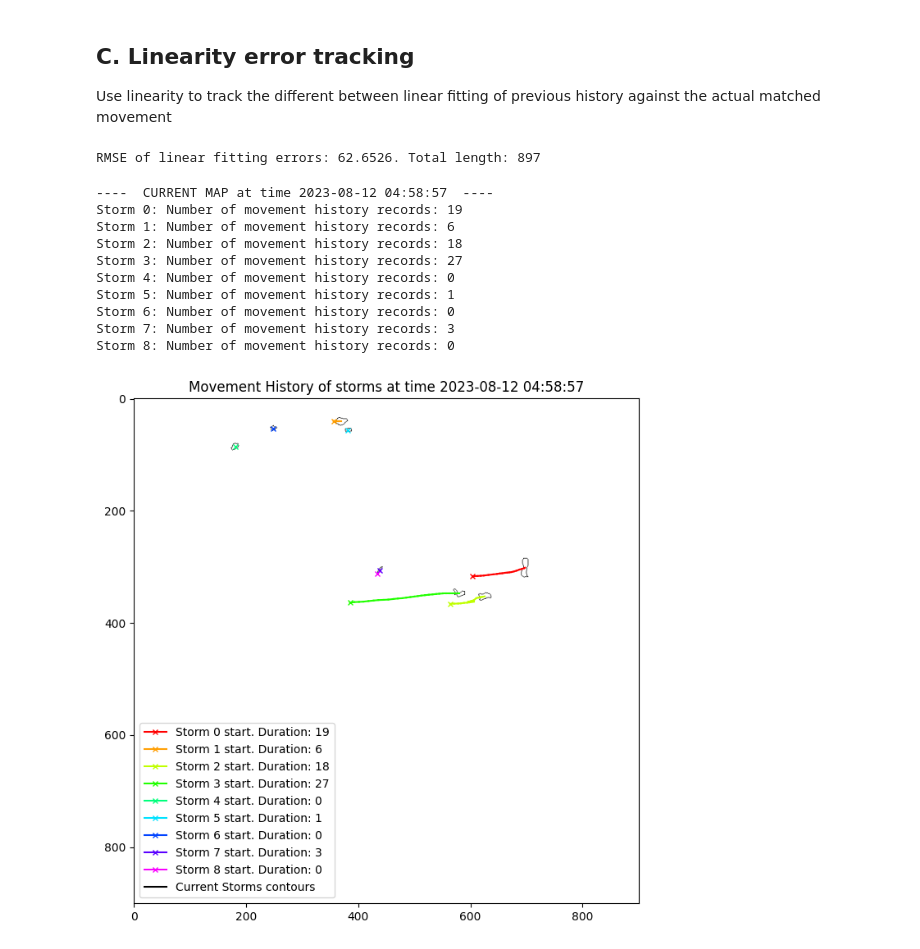
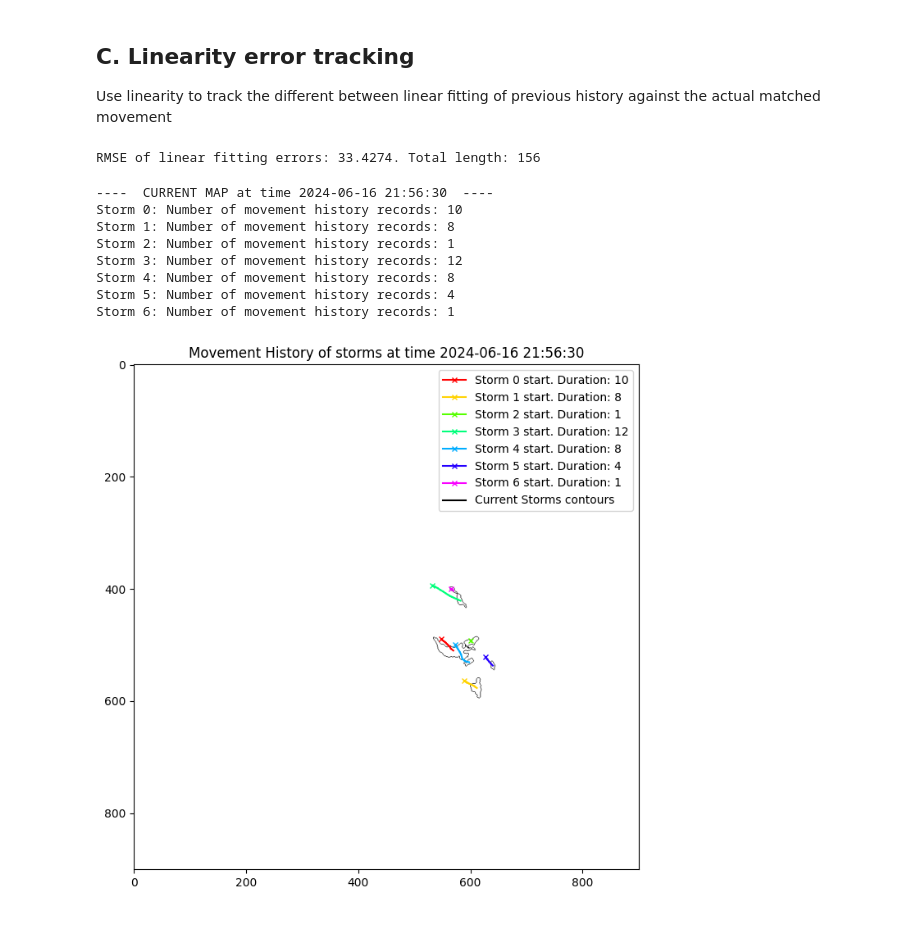
Before and after one commit to quochieu586/Thunderstorm-Nowcasting-Geometry-Topology-Approach, a Jupyter notebook: experimental_notebooks/ata_model.ipynb, the cells around one changed output. Saved outputs shown, nothing was run; the diff lists cells and outputs as text; code cells hidden in the pictures.

```diff
--- a/experimental_notebooks/ata_model.ipynb
+++ b/experimental_notebooks/ata_model.ipynb
@@ -70,11 +70,15 @@ Number of frames: 93
 # %% [markdown]
 ## Run model
 # %%
+import warnings
+
 from src.models import AdaptiveTrackingPrecipitationModel
-from src.identification import HypothesisIdentifier
+from src.identification import MorphContourIdentifier
 from src.cores.base import StormsMap
 
-model = AdaptiveTrackingPrecipitationModel(identifier=HypothesisIdentifier())
+warnings.warn("ignore")
+
+model = AdaptiveTrackingPrecipitationModel(identifier=MorphContourIdentifier())
 
 storms_maps: list[StormsMap] = []
 total_storms = 0
@@ -90,14 +112,16 @@ for idx, (dbz_map, time_frame) in enumerate(pbar):
 from src.cores.movement_estimate.fft import FFTMovement
 from src.preprocessing import convert_polygons_to_contours
 
-model = AdaptiveTrackingPrecipitationModel(identifier=HypothesisIdentifier())  # max_velocity in pixels per hour
+MAX_VELOCITY = 200  # pixels per hour
+
+model = AdaptiveTrackingPrecipitationModel(identifier=MorphContourIdentifier())  # max_velocity in pixels per hour
 
 prev_storms_map = storms_maps[1]
 curr_storms_map = storms_maps[2]
 
 dt = (curr_storms_map.time_frame - prev_storms_map.time_frame).total_seconds() / 3600.0  # in hours
 
-fft = FFTMovement(max_velocity=100)
+fft = FFTMovement(max_velocity=MAX_VELOCITY)
 
 estimated_movements, region_list = fft.estimate_movement(
     prev_storms_map, curr_storms_map
@@ -105,10 +129,11 @@ estimated_movements, region_list = fft.estimate_movement(
 
 # plot the estimated movements
 plt.figure(figsize=(10, 8))
-blank_image = np.ones(img_shape, dtype=np.uint8) * 255
+shape = (img_shape[0], img_shape[1], 3)
+blank_image = np.ones(shape, dtype=np.uint8) * 255
 
 ## plot the storm in the first map
-idx = 0
+idx = 1
 storm = prev_storms_map.storms[idx]
 dy, dx = estimated_movements[idx] * dt
 y_min, y_max, x_min, x_max = region_list[idx]
@@ -176,10 +201,16 @@ class PredictionBenchmarkModel:
 
 # Create benchmark model
 benchmark_model = PredictionBenchmarkModel()
-PREDICT_FORWARD_STEPS = 3
+PREDICT_FORWARD_STEPS = 5
 SLOW_START_STEPS = 10
 
-model = AdaptiveTrackingPrecipitationModel(identifier=HypothesisIdentifier())  # max_velocity in pixels per hour
+MAX_VELOCITY = 200
+
+fft = FFTMovement(max_velocity=MAX_VELOCITY, smooth_sigma=1.5)
+
+model = AdaptiveTrackingPrecipitationModel(
+    identifier=MorphContourIdentifier(), max_velocity=MAX_VELOCITY, fft=fft
+)  # max_velocity in pixels per hour
 temp_storm_map = storms_maps
 
 ours_model_evaluation = PredictionBenchmarkModel()
@@ -281,7 +312,7 @@ for storms_map in tqdm(storms_maps, desc="Computing linear fitting errors for st
 
 print(f"RMSE of linear fitting errors: {np.sqrt(np.mean(LINEAR_ERRORS_LST)):.4f}. Total length: {len(LINEAR_ERRORS_LST)}")
 # %% [output]
-RMSE of linear fitting errors: 62.6526. Total length: 897
+RMSE of linear fitting errors: 33.4274. Total length: 156
 # %%
 import colorsys
 
@@ -298,7 +329,7 @@ from src.preprocessing import convert_polygons_to_contours
 
 num_maps = len(storms_maps)
 
-model = AdaptiveTrackingPrecipitationModel(identifier=HypothesisIdentifier())  # max_velocity in pixels per hour
+model = AdaptiveTrackingPrecipitationModel(identifier=MorphContourIdentifier())  # max_velocity in pixels per hour
 
 for i in tqdm(range(num_maps), desc="Processing all storm maps for movement history visualization"):
     model.processing_map(storms_maps[i])  # Warm-up phase
@@ -315,41 +346,39 @@ for idx, storm in enumerate(current_map.storms):
     print(f"Storm {idx}: Number of movement history records: {len(storm.history_movements)}")
     current_frame = current_map.time_frame
 
     color = np.array(colors[idx]) / 255.0
     end_point = (storm.contour.centroid.x, storm.contour.centroid.y)
 
     # backtrack the movement history
     for move_idx, movement in enumerate(storm.history_movements):
         prev_frame = storms_maps[-(move_idx + 2)].time_frame
         dt = (current_frame - prev_frame).seconds / 3600
         current_frame = prev_frame
 
         dy, dx = movement[0] * dt, movement[1] * dt
 
         start = end_point[0] - dx, end_point[1] - dy
         plt.plot([start[0], end_point[0]], [start[1], end_point[1]], color=color)
         end_point = start
 
     plt.plot(end_point[0], end_point[1], marker='x', color=color, markersize=5, label=f'Storm {idx} start. Duration: {len(storm.history_movements)}')
 
 contours = convert_polygons_to_contours([storm.contour for storm in current_map.storms])
 cv2.drawContours(blank_img, contours, -1, (0, 0, 0), 1)
 plt.plot([], [], color='black', label='Current Storms contours')
 plt.title(f"Movement History of storms at time {current_map.time_frame.strftime('%Y-%m-%d %H:%M:%S')}")
 
 plt.imshow(blank_img)
 plt.legend()
 
 plt.show()
 # %% [output]
-----  CURRENT MAP at time 2023-08-12 04:58:57  ----
-Storm 0: Number of movement history records: 19
-Storm 1: Number of movement history records: 6
-Storm 2: Number of movement history records: 18
-Storm 3: Number of movement history records: 27
-Storm 4: Number of movement history records: 0
-Storm 5: Number of movement history records: 1
-Storm 6: Number of movement history records: 0
-Storm 7: Number of movement history records: 3
-Storm 8: Number of movement history records: 0
+----  CURRENT MAP at time 2024-06-16 21:56:30  ----
+Storm 0: Number of movement history records: 10
+Storm 1: Number of movement history records: 8
+Storm 2: Number of movement history records: 1
+Storm 3: Number of movement history records: 12
+Storm 4: Number of movement history records: 8
+Storm 5: Number of movement history records: 4
+Storm 6: Number of movement history records: 1
-[figure, old version]
+[figure, new version]
```
Also changed, not shown: parts of 7 cells of this notebook, 9 other files.
